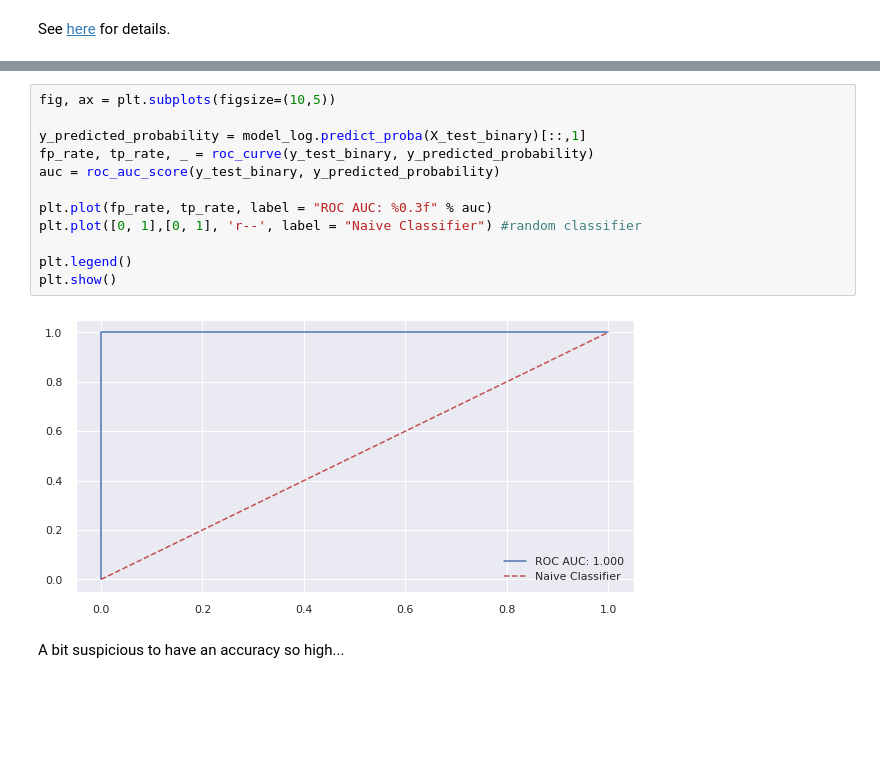
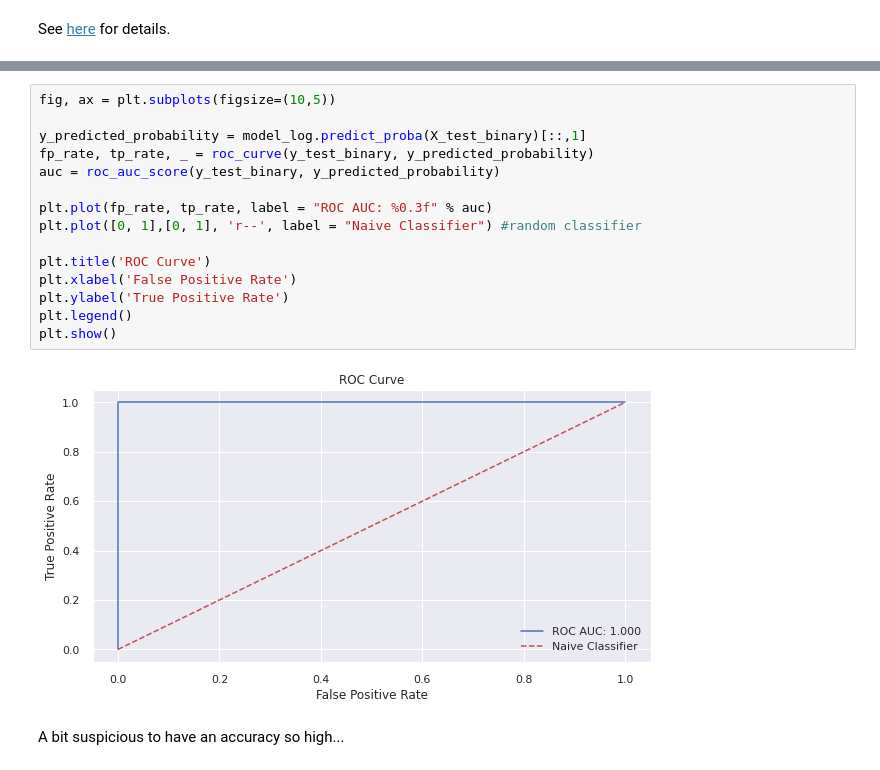
Before and after one commit to yabbou/Career_Forecasting, a Jupyter notebook: final_project.ipynb, the cells around one changed output, grey strips where cells are left out. Saved outputs shown, nothing was run; the diff lists cells and outputs as text; blank space fills up the shorter version.

```diff
--- a/final_project.ipynb
+++ b/final_project.ipynb
@@ -1082,17 +1088,20 @@ Here is a visual of the prediction accuracy:
 # %%
 fig, ax = plt.subplots(figsize=(10,5))
 
 y_predicted_probability = model_log.predict_proba(X_test_binary)[::,1]
 fp_rate, tp_rate, _ = roc_curve(y_test_binary, y_predicted_probability)
 auc = roc_auc_score(y_test_binary, y_predicted_probability)
 
 plt.plot(fp_rate, tp_rate, label = "ROC AUC: %0.3f" % auc)
 plt.plot([0, 1],[0, 1], 'r--', label = "Naive Classifier") #random classifier
 
+plt.title('ROC Curve')
+plt.xlabel('False Positive Rate')
+plt.ylabel('True Positive Rate')
 plt.legend()
 plt.show()
 # %% [output]
-[figure, old version]
+[figure, new version]
 # %% [markdown]
 A bit suspicious to have an accuracy so high...
 # %% [markdown]
```
Also changed, not shown: parts of 38 cells of this notebook.
